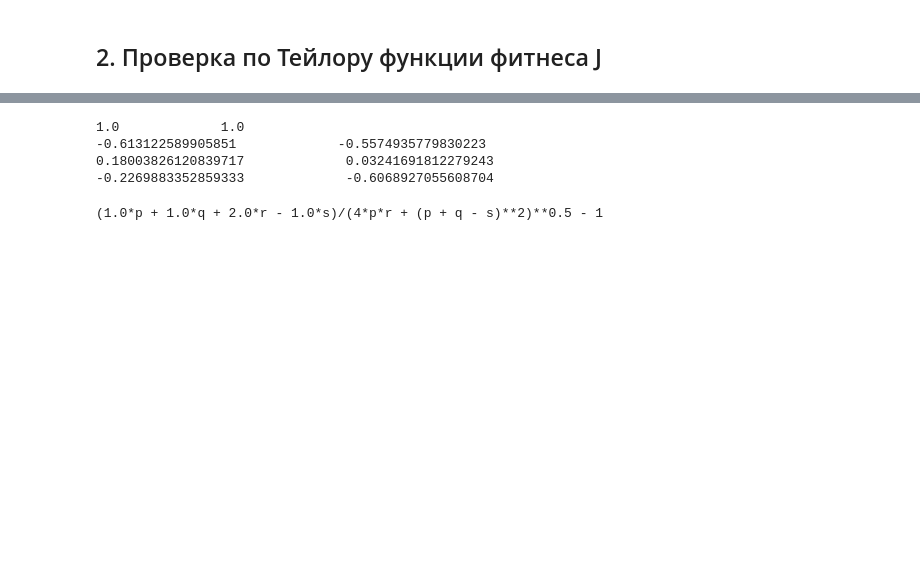
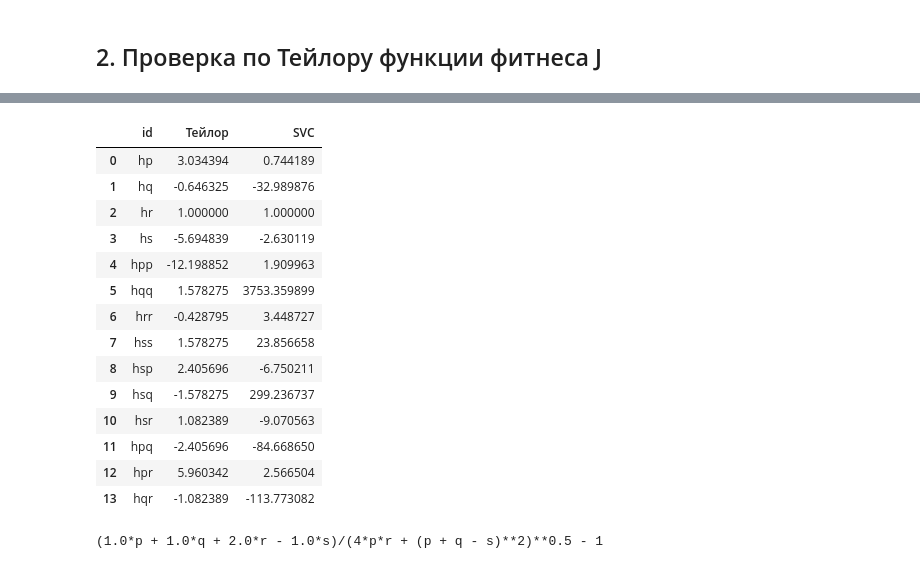
Before and after one commit to Breketov/MMPO, a Jupyter notebook: Project_MMPO copy.ipynb, the cells around one changed output, grey strips where cells are left out. Cells and saved outputs as stored; diff of their text form; code cells hidden in the pictures; blank space fills up the shorter version.

```diff
--- a/Project_MMPO copy.ipynb
+++ b/Project_MMPO copy.ipynb
@@ -747,7 +763,7 @@ SVC_coef1
 # %%
 import pandas as pd
 import numpy as np
-z = 18
+z = 54
 def differential():
    M1 = data_macro['M1'].tolist()
    M2 = data_macro['M2'].tolist()
@@ -758,41 +774,96 @@ def differential():
    M7 = data_macro['M7'].tolist()
    M8 = data_macro['M8'].tolist()
    r = alpha_a*M5[z] + betta_a*M7[z] + delta_a*M8[z]
    s = gamma_a*M6[z]
    p = alpha_j*M1[z] + betta_j*M3[z] + delta_j*M4[z]
    q = gamma_j*M2[z]
 
    # Частные производные первого порядка
    hs = (-1.0*p - 1.0*q + 1.0*s)/(4*p*r + (p + q - s)**2)**0.5 - 1
    hp = (1.0*p + 1.0*q + 2.0*r - 1.0*s)/(4*p*r + (p + q - s)**2)**0.5 - 1
    hq = (1.0*p + 1.0*q - 1.0*s)/(4*p*r + (p + q - s)**2)**0.5 - 1
    hr = 2.0*p/(4*p*r + (p + q - s)**2)**0.5
    # Частные производные второго порядка
    hss = (-1.0*p - 1.0*q + 1.0*s)*(1.0*p + 1.0*q - 1.0*s)/(4*p*r + (p + q - s)**2)**1.5 + 1.0/(4*p*r + (p + q - s)**2)**0.5
    hpp = (-1.0*p - 1.0*q - 2.0*r + 1.0*s)*(1.0*p + 1.0*q + 2.0*r - 1.0*s)/(4*p*r + (p + q - s)**2)**1.5 + 1.0/(4*p*r + (p + q - s)**2)**0.5
    hqq = (-1.0*p - 1.0*q + 1.0*s)*(1.0*p + 1.0*q - 1.0*s)/(4*p*r + (p + q - s)**2)**1.5 + 1.0/(4*p*r + (p + q - s)**2)**0.5
    hrr = -4.0*p**2/(4*p*r + (p + q - s)**2)**1.5
    # Частные производные второго порядка | другие
    hsp = (-1.0*p - 1.0*q + 1.0*s)*(-1.0*p - 1.0*q - 2.0*r + 1.0*s)/(4*p*r + (p + q - s)**2)**1.5 - 1.0/(4*p*r + (p + q - s)**2)**0.5
    hsq = (-1.0*p - 1.0*q + 1.0*s)**2/(4*p*r + (p + q - s)**2)**1.5 - 1.0/(4*p*r + (p + q - s)**2)**0.5
    hsr = -2.0*p*(-1.0*p - 1.0*q + 1.0*s)/(4*p*r + (p + q - s)**2)**1.5
    hpq = (-1.0*p - 1.0*q + 1.0*s)*(1.0*p + 1.0*q + 2.0*r - 1.0*s)/(4*p*r + (p + q - s)**2)**1.5 + 1.0/(4*p*r + (p + q - s)**2)**0.5
    hpr = -2.0*p*(1.0*p + 1.0*q + 2.0*r - 1.0*s)/(4*p*r + (p + q - s)**2)**1.5 + 2.0/(4*p*r + (p + q - s)**2)**0.5
    hqr = -2.0*p*(1.0*p + 1.0*q - 1.0*s)/(4*p*r + (p + q - s)**2)**1.5
 
    """ J = hs*s + hp*p + hq*q + hr*r + hss*s*s + hpp*p*p + hqq*q*q + hrr*r*r + hsp*s*p + hsq*s*q + hsr*s*r + hpq*p*q + hpr*p*r + hqr*q*r """
    return hs, hp, hq, hr, hss, hpp, hqq, hrr, hsp, hsq, hsr, hpq, hpr, hqr
 hs, hp, hq, hr, hss, hpp, hqq, hrr, hsp, hsq, hsr, hpq, hpr, hqr = differential()
 
-print(hs/hs, '           ', SVC_coef1[0]/SVC_coef1[0])
-print(hp/hs, '           ', SVC_coef1[1]/SVC_coef1[0])
-print(hq/hs, '           ', SVC_coef1[2]/SVC_coef1[0])
-print(hr/hs, '           ', SVC_coef1[3]/SVC_coef1[0])
+M1 = data_norm['M1_n'].tolist()
+M2 = data_norm['M2_n'].tolist()
+M3 = data_norm['M3_n'].tolist()
+M4 = data_norm['M4_n'].tolist()
+M5 = data_norm['M5_n'].tolist()
+M6 = data_norm['M6_n'].tolist()
+M7 = data_norm['M7_n'].tolist()
+M8 = data_norm['M8_n'].tolist()
+
+M1_ = data_norm['M1_n'].tolist()
+M2_ = data_norm['M2_n'].tolist()
+M3_ = data_norm['M3_n'].tolist()
+M4_ = data_norm['M4_n'].tolist()
+M5_ = data_norm['M5_n'].tolist()
+M6_ = data_norm['M6_n'].tolist()
+M7_ = data_norm['M7_n'].tolist()
+M8_ = data_norm['M8_n'].tolist()
+
+p = alpha_j*M1[z] + betta_j*M3[z] + delta_j*M4[z]
+q = gamma_j*M2[z]
+r = alpha_a*M5[z] + betta_a*M7[z] + delta_a*M8[z]
+s = gamma_a*M6[z]
+
+lam = [SVC_coef[i]/Max_M[i] for i in range(0, 9)]
+
+p_ = lam[0]*M1_[z] + lam[2]*M3_[z] + lam[3]*M4_[z]
+q_ = lam[1]*M2_[z]
+r_ = lam[4]*M5_[z] + lam[6]*M7_[z] + lam[7]*M8_[z]
+s_ = lam[5]*M6_[z]
+
+gh = r_/r
+df=pd.DataFrame([['hp',  hp /hr,  p_/p/gh],
+                 ['hq',  hq /hr,  q_/q/gh],
+                 ['hr',  hr /hr,  r_/r/gh],
+                 ['hs',  hs /hr,  s_/s/gh],
+                 ['hpp', hpp/hr , (p_*p_)/(p*p)/gh],
+                 ['hqq', hqq/hr , (q_*q_)/(q*q)/gh],
+                 ['hrr', hrr/hr , (r_*r_)/(r*r)/gh],
+                 ['hss', hss/hr , (s_*s_)/(s*s)/gh],
+                 ['hsp', hsp/hr , (p_*s_)/(p*s)/gh],
+                 ['hsq', hsq/hr , (q_*s_)/(q*s)/gh],
+                 ['hsr', hsr/hr , (r_*s_)/(r*s)/gh],
+                 ['hpq', hpq/hr , (p_*q_)/(p*q)/gh],
+                 ['hpr', hpr/hr , (r_*p_)/(r*p)/gh],
+                 ['hqr', hqr/hr , (q_*r_)/(q*r)/gh],
+                 ],
+    columns=['id','Тейлор', 'SVC'])
+df
 # %% [output]
-1.0             1.0
--0.613122589905851             -0.5574935779830223
-0.18003826120839717             0.03241691812279243
--0.2269883352859333             -0.6068927055608704
+|  | id | Тейлор | SVC |
+| 0 | hp | 3.034394 | 0.744189 |
+| 1 | hq | -0.646325 | -32.989876 |
+| 2 | hr | 1.000000 | 1.000000 |
+| 3 | hs | -5.694839 | -2.630119 |
+| 4 | hpp | -12.198852 | 1.909963 |
+| 5 | hqq | 1.578275 | 3753.359899 |
+| 6 | hrr | -0.428795 | 3.448727 |
+| 7 | hss | 1.578275 | 23.856658 |
+| 8 | hsp | 2.405696 | -6.750211 |
+| 9 | hsq | -1.578275 | 299.236737 |
+| 10 | hsr | 1.082389 | -9.070563 |
+| 11 | hpq | -2.405696 | -84.668650 |
+| 12 | hpr | 5.960342 | 2.566504 |
+| 13 | hqr | -1.082389 | -113.773082 |
 # %%
 from sympy import *
 
```
Also changed, not shown: parts of 9 cells of this notebook, 15 other files.
